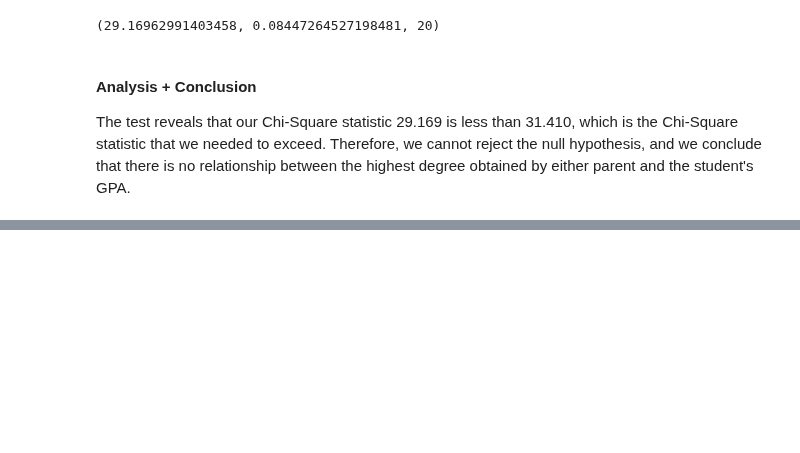
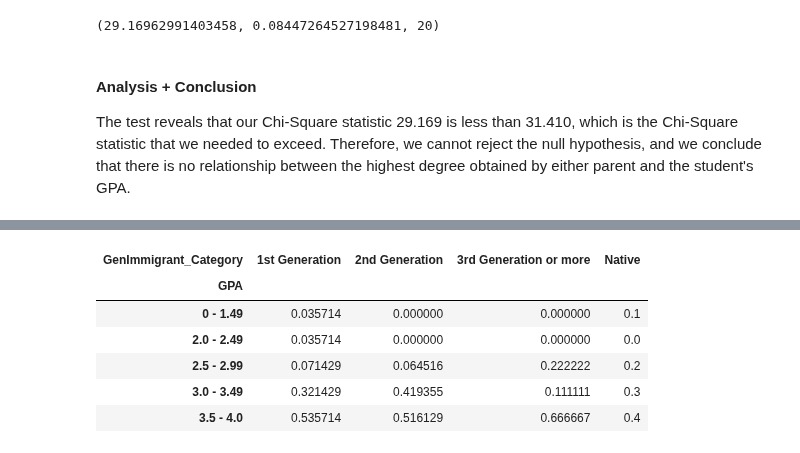
Before and after one commit to ryanchangx/cs105project1, a Jupyter notebook: midterm.ipynb, the cells around one changed output, grey strips where cells are left out. Saved outputs shown, nothing was run; the diff lists cells and outputs as text; code cells hidden in the pictures; blank space fills up the shorter version.

```diff
--- a/midterm.ipynb
+++ b/midterm.ipynb
@@ -218,19 +216,3 @@ With all of this data in mind it appears that income may not have an effect on g
-# %%
-pqdf["Gender"].fillna(pqdf.Gender.value_counts().idxmax(),inplace=True)
-gentogpa = pd.crosstab(pqdf.Gender, pqdf.GPA)#, normalize='columns')
-femaletogpa = gentogpa.loc["Female"]
-femaletogpa["Gender"] = "Female"
-gentogpa
-gentogpadf = pd.DataFrame()
-for gender in gentogpa.index:
-    newFrame = pd.DataFrame()
-    newFrame["number"] = gentogpa.loc[gender]
-    newFrame["Gender"] = gender
-    gentogpadf = pd.concat([gentogpadf, newFrame])
-
-#gentogpadf.keys()
-fig7 = plx.funnel(gentogpadf, x="number", color="Gender")
-fig7.show()
 # %% [markdown]
 ## Hypotheses and Testing
 
@@ -376,0 +308,13 @@ pqdf.Gen
+# %%
+imGPA = pd.crosstab(pqdf['GPA'], pqdf["GenImmigrant_Category"])
+imGPA = imGPA.pipe(lambda x: x.div(x.sum(), axis = 'columns'))
+imGPA.rename(columns = {0: "1st Generation", 1: "2nd Generation", 2: "3rd Generation or more", 3: "Native"}, inplace=True)
+imGPA
+# %% [output]
+| GenImmigrant_Category | 1st Generation | 2nd Generation | 3rd Generation or more | Native |
+| GPA |  |  |  |  |
+| 0 - 1.49 | 0.035714 | 0.000000 | 0.000000 | 0.1 |
+| 2.0 - 2.49 | 0.035714 | 0.000000 | 0.000000 | 0.0 |
+| 2.5 - 2.99 | 0.071429 | 0.064516 | 0.222222 | 0.2 |
+| 3.0 - 3.49 | 0.321429 | 0.419355 | 0.111111 | 0.3 |
+| 3.5 - 4.0 | 0.535714 | 0.516129 | 0.666667 | 0.4 |
```
Also changed, not shown: parts of 19 cells of this notebook.
